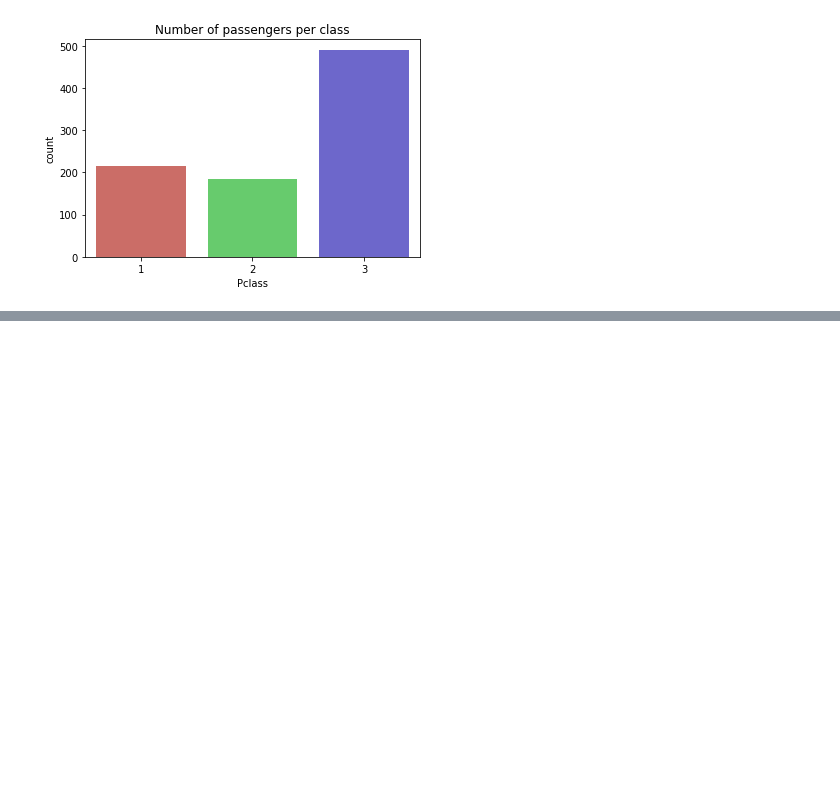
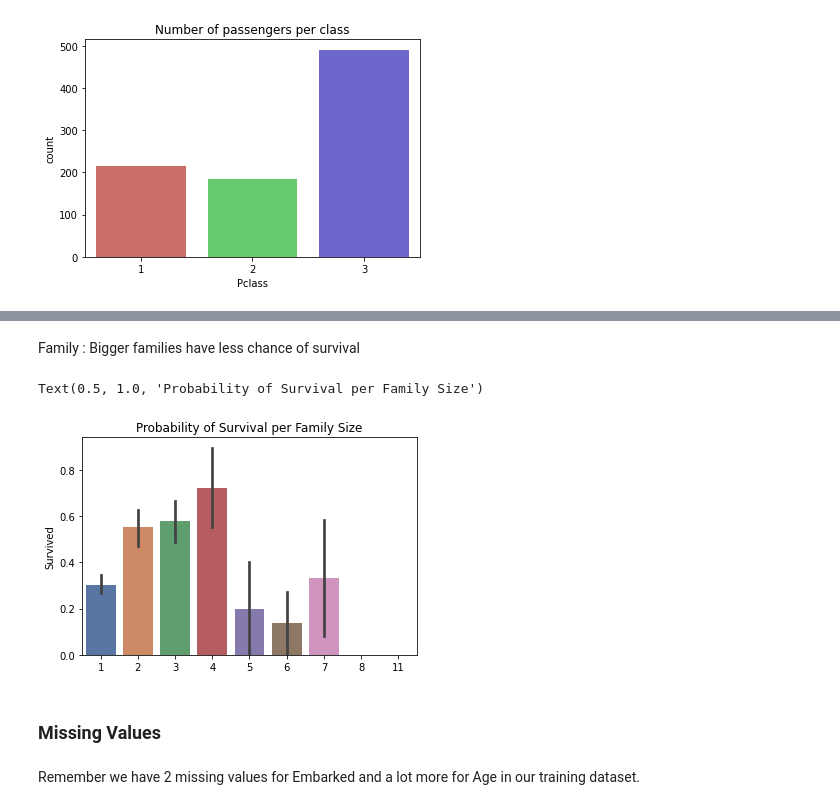
Before and after one commit to kevinassobo/Titanic-Kaggle-Challenge, a Jupyter notebook: titanic_modeling.ipynb, the cells around one changed output, grey strips where cells are left out. Saved outputs shown, nothing was run; the diff lists cells and outputs as text; code cells hidden in the pictures; blank space fills up the shorter version.

```diff
--- a/titanic_modeling.ipynb
+++ b/titanic_modeling.ipynb
@@ -194,0 +204,12 @@ Text(0.5, 1.0, 'Number of passengers per class')
+# %% [markdown]
+Family : Bigger families have less chance of survival
+# %%
+sns.barplot(x=train_df.SibSp+train_df.Parch+1, y=train_df.Survived, palette='deep')
+plt.title('Probability of Survival per Family Size')
+# %% [output]
+Text(0.5, 1.0, 'Probability of Survival per Family Size')
+[figure, added]
+# %% [markdown]
+### Missing Values
+# %% [markdown]
+Remember we have 2 missing values for Embarked and a lot more for Age in our training dataset.
```
Also changed, not shown: parts of 8 cells of this notebook.
